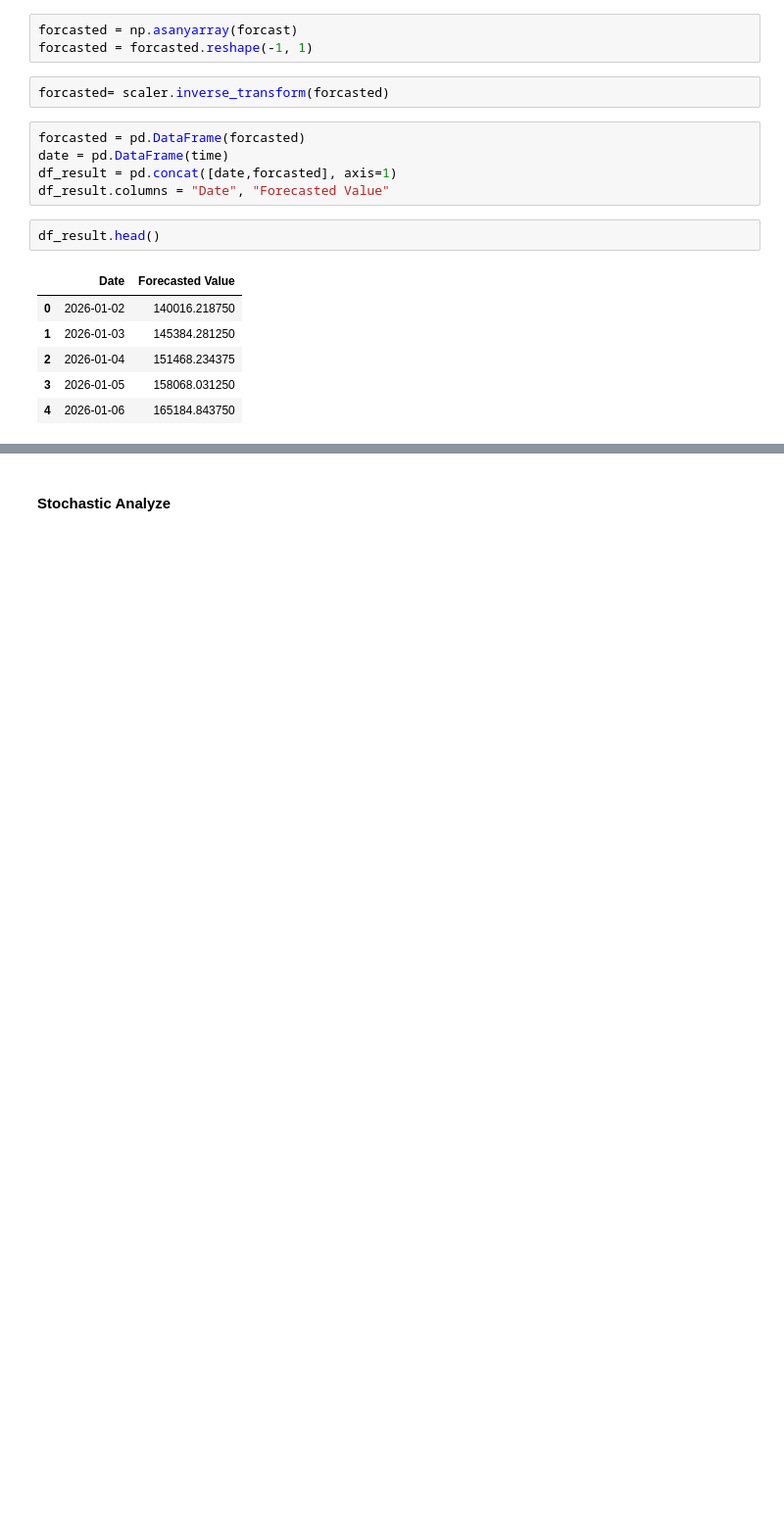
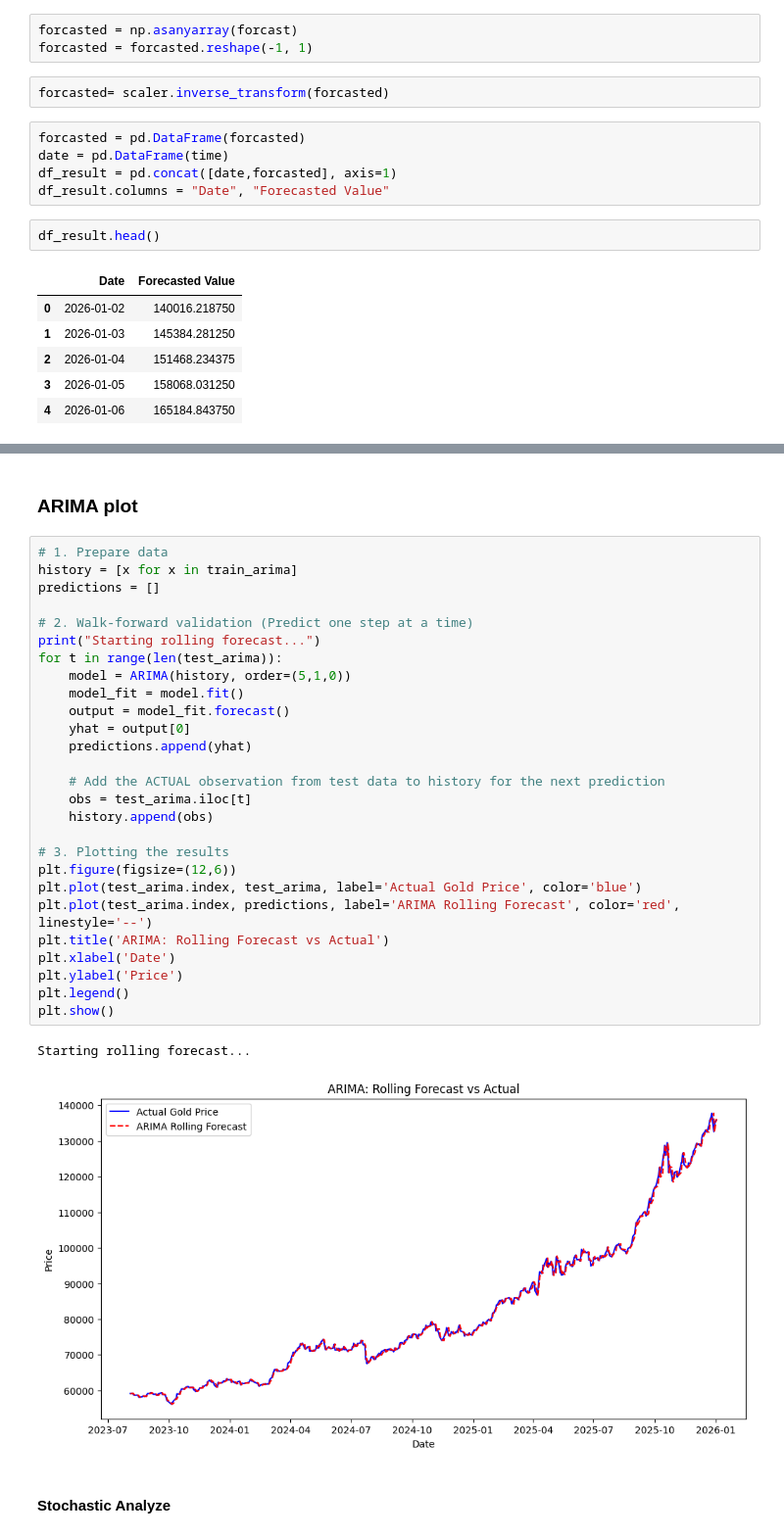
Before and after one commit to sankajithdjinasena/GoldPriceForecasting, a Jupyter notebook: Forecasting.ipynb, the cells around one changed output, grey strips where cells are left out. Shown at 98% size. Drawn from its saved outputs; the diff is of its cells as text; blank space fills up the shorter version.

Commit message:
ARIMA model done

```diff
--- a/Forecasting.ipynb
+++ b/Forecasting.ipynb
@@ -465,2 +510,34 @@ df_result.head()
+# %% [markdown]
+### ARIMA plot
+# %%
+# 1. Prepare data
+history = [x for x in train_arima]
+predictions = []
+
+# 2. Walk-forward validation (Predict one step at a time)
+print("Starting rolling forecast...")
+for t in range(len(test_arima)):
+    model = ARIMA(history, order=(5,1,0))
+    model_fit = model.fit()
+    output = model_fit.forecast()
+    yhat = output[0]
+    predictions.append(yhat)
+
+    # Add the ACTUAL observation from test data to history for the next prediction
+    obs = test_arima.iloc[t]
+    history.append(obs)
+
+# 3. Plotting the results
+plt.figure(figsize=(12,6))
+plt.plot(test_arima.index, test_arima, label='Actual Gold Price', color='blue')
+plt.plot(test_arima.index, predictions, label='ARIMA Rolling Forecast', color='red', linestyle='--')
+plt.title('ARIMA: Rolling Forecast vs Actual')
+plt.xlabel('Date')
+plt.ylabel('Price')
+plt.legend()
+plt.show()
+# %% [output]
+Starting rolling forecast...
+[figure, added]
 # %% [markdown]
 #### Stochastic Analyze
```
Also changed, not shown: parts of 4 cells of this notebook.
